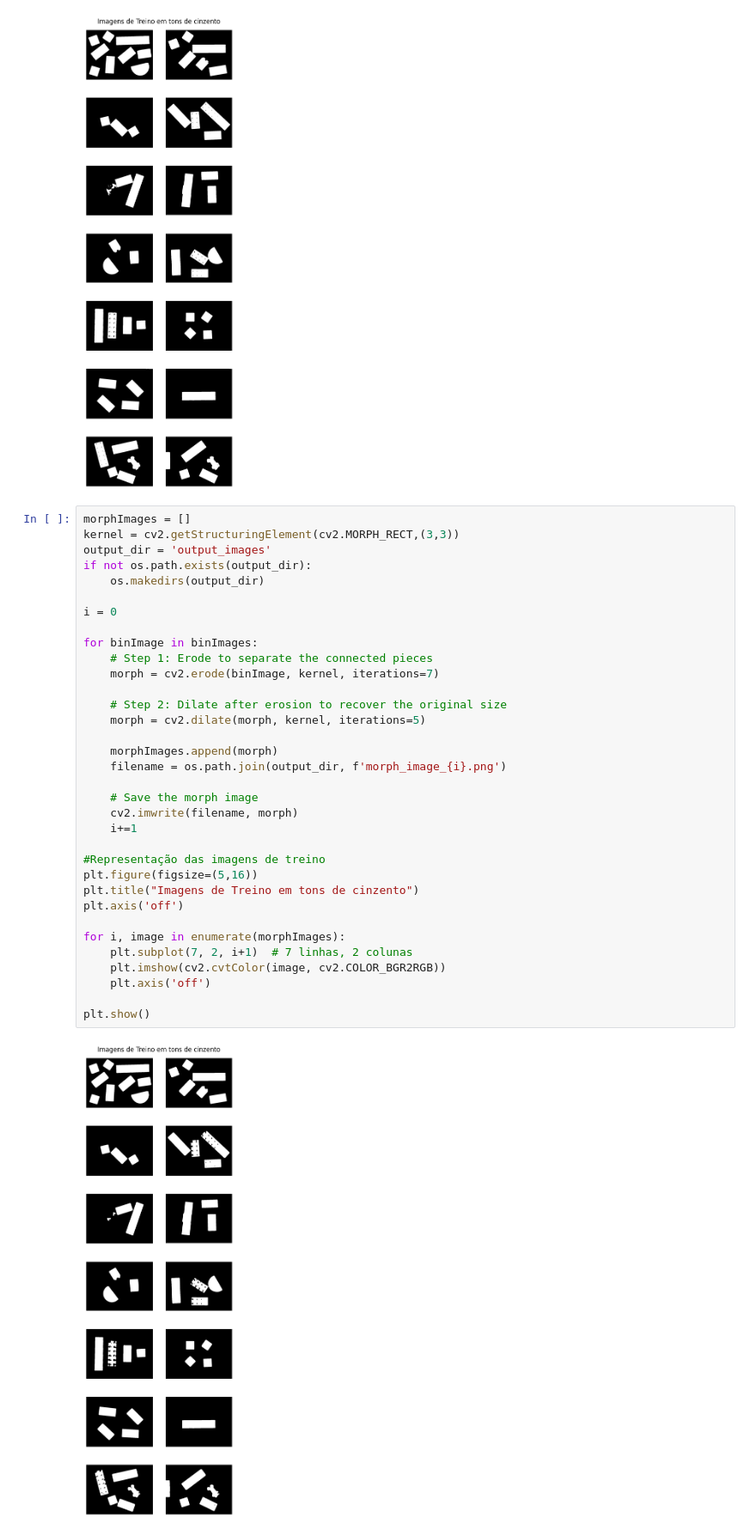
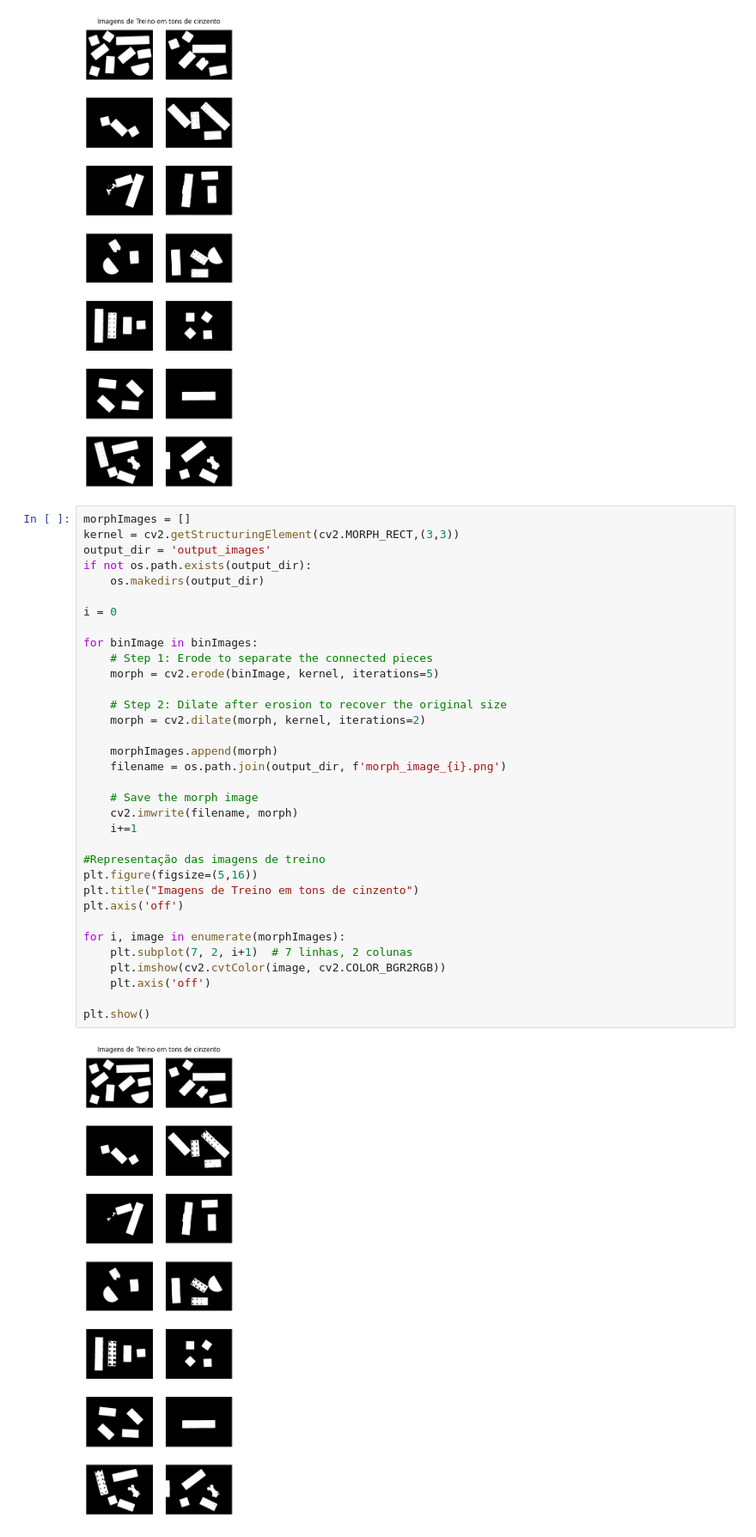
Before and after one commit to LPSD18/PIV, a Jupyter notebook: TP1/PIV_TP1_48328_48168.ipynb, the cells around one changed output. Shown at 86% size. Drawn from its saved outputs; the diff is of its cells as text.

```diff
--- a/TP1/PIV_TP1_48328_48168.ipynb
+++ b/TP1/PIV_TP1_48328_48168.ipynb
@@ -303,36 +303,36 @@ kernel = cv2.getStructuringElement(cv2.MORPH_RECT,(3,3))
 output_dir = 'output_images'
 if not os.path.exists(output_dir):
     os.makedirs(output_dir)
 
 i = 0
 
 for binImage in binImages:
     # Step 1: Erode to separate the connected pieces
-    morph = cv2.erode(binImage, kernel, iterations=7)
+    morph = cv2.erode(binImage, kernel, iterations=5)
 
     # Step 2: Dilate after erosion to recover the original size
-    morph = cv2.dilate(morph, kernel, iterations=5)
+    morph = cv2.dilate(morph, kernel, iterations=2)
 
     morphImages.append(morph)
     filename = os.path.join(output_dir, f'morph_image_{i}.png')
 
     # Save the morph image
     cv2.imwrite(filename, morph)
     i+=1
 
 #Representação das imagens de treino
 plt.figure(figsize=(5,16))
 plt.title("Imagens de Treino em tons de cinzento")
 plt.axis('off')
 
 for i, image in enumerate(morphImages):
     plt.subplot(7, 2, i+1)  # 7 linhas, 2 colunas
     plt.imshow(cv2.cvtColor(image, cv2.COLOR_BGR2RGB))
     plt.axis('off')
 
 plt.show()
 # %% [output]
-[figure, old version]
+[figure, new version]
 # %%
 i=0
 for image in morphImages:
```
Also changed, not shown: parts of 1 cell of this notebook, 14 other files.
